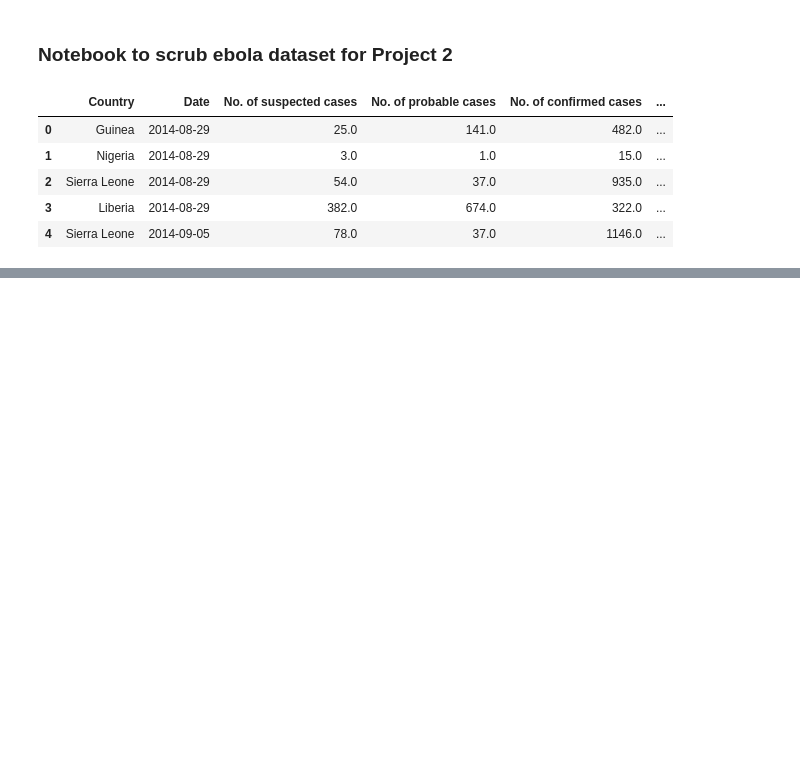
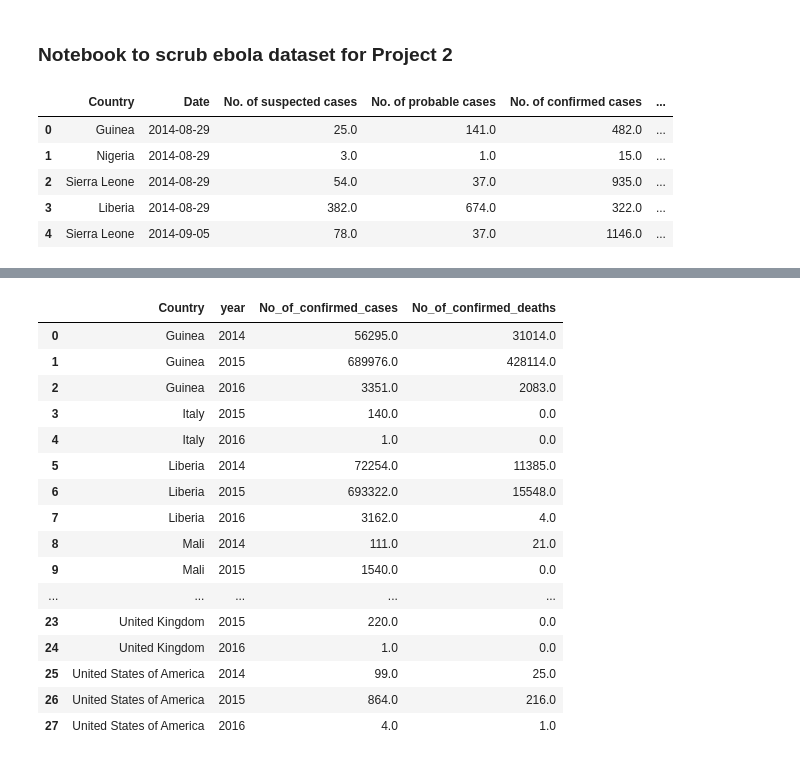
Before and after one commit to magcox5/Project2-Pandemic, a Jupyter notebook: ebola_scrub.ipynb, the cells around one changed output, grey strips where cells are left out. Cells and saved outputs as stored; diff of their text form; code cells hidden in the pictures; blank space fills up the shorter version.

Commit message:
Updated ebola and swine flu jupyter notebooks and add csv files

```diff
--- a/ebola_scrub.ipynb
+++ b/ebola_scrub.ipynb
@@ -19,3 +19,12 @@ ebola_data.head()
 | 2 | Sierra Leone | 2014-08-29 | 54.0 | 37.0 | 935.0 | ... |
 | 3 | Liberia | 2014-08-29 | 382.0 | 674.0 | 322.0 | ... |
 | 4 | Sierra Leone | 2014-09-05 | 78.0 | 37.0 | 1146.0 | ... |
+# %%
+# remove spaces and '.' in column names
+ebola_data.columns = [c.replace(' ', '_') for c in ebola_data.columns]
+ebola_data.columns = [c.replace('.', '') for c in ebola_data.columns]
+
+# Find earliest and latest dates
+print(ebola_data.Date.min())
+print(ebola_data.Date.max())
+ebola_data
@@ -21,0 +47,4 @@ ebola_data.head()
+# %%
+# Add year column to dataframe
+ebola_data['year'] = pd.DatetimeIndex(ebola_data['Date']).year
+ebola_data
@@ -21,0 +80,28 @@ ebola_data.head()
+# %%
+# Group by country and year
+ebola_1 = ebola_data.groupby(["Country", "year"], as_index = False).agg(
+    {
+        'No_of_confirmed_cases':'sum',
+        'No_of_confirmed_deaths': 'sum'
+    }
+)
+
+ebola_1
+# %% [output]
+|  | Country | year | No_of_confirmed_cases | No_of_confirmed_deaths |
+| 0 | Guinea | 2014 | 56295.0 | 31014.0 |
+| 1 | Guinea | 2015 | 689976.0 | 428114.0 |
+| 2 | Guinea | 2016 | 3351.0 | 2083.0 |
+| 3 | Italy | 2015 | 140.0 | 0.0 |
+| 4 | Italy | 2016 | 1.0 | 0.0 |
+| 5 | Liberia | 2014 | 72254.0 | 11385.0 |
+| 6 | Liberia | 2015 | 693322.0 | 15548.0 |
+| 7 | Liberia | 2016 | 3162.0 | 4.0 |
+| 8 | Mali | 2014 | 111.0 | 21.0 |
+| 9 | Mali | 2015 | 1540.0 | 0.0 |
+| ... | ... | ... | ... | ... |
+| 23 | United Kingdom | 2015 | 220.0 | 0.0 |
+| 24 | United Kingdom | 2016 | 1.0 | 0.0 |
+| 25 | United States of America | 2014 | 99.0 | 25.0 |
+| 26 | United States of America | 2015 | 864.0 | 216.0 |
+| 27 | United States of America | 2016 | 4.0 | 1.0 |
```
Also changed, not shown: parts of 4 cells of this notebook, 3 other files.
